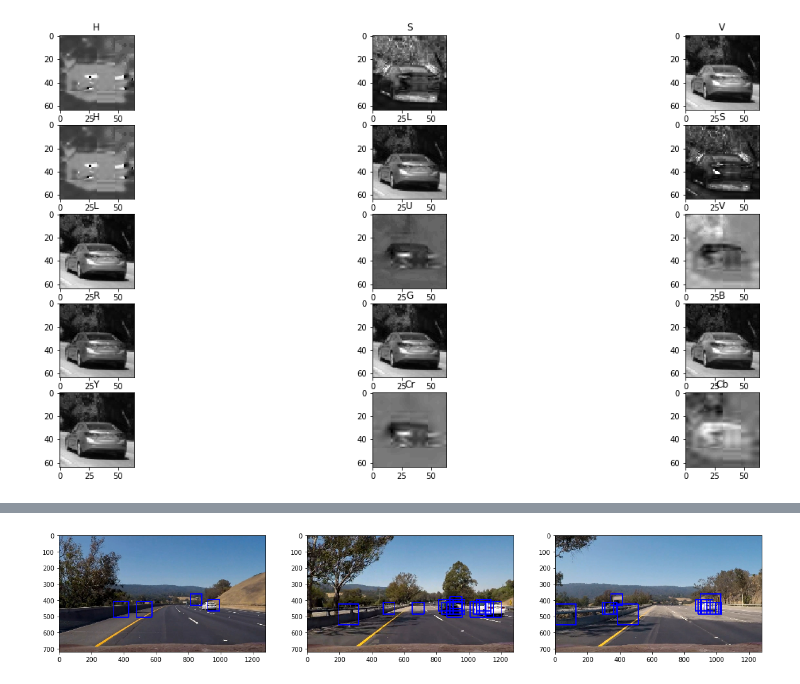
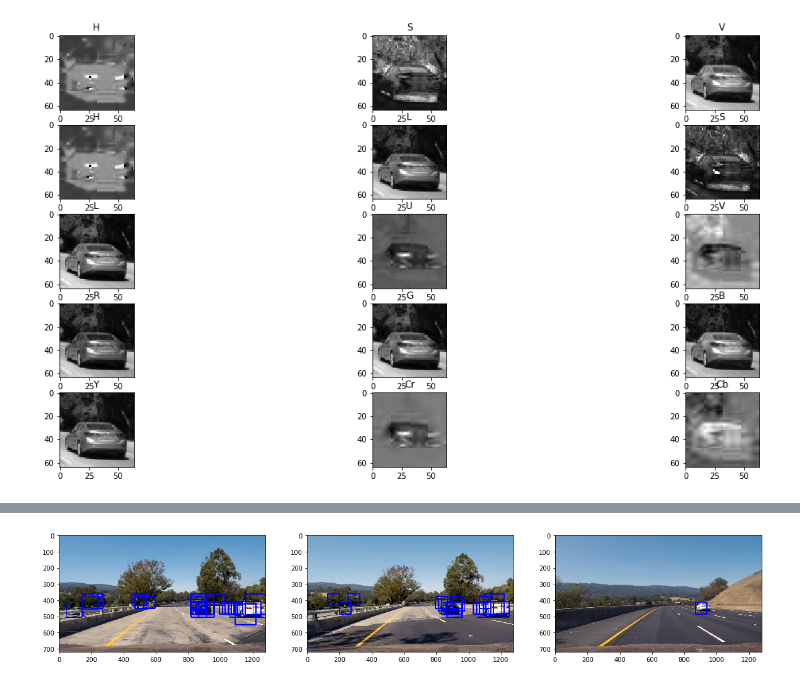
Before and after one commit to ryanchyshyn/vehicle_detection, a Jupyter notebook: pipeline.ipynb, the cells around one changed output, grey strips where cells are left out. Saved outputs shown, nothing was run; the diff lists cells and outputs as text; code cells hidden in the pictures.

```diff
--- a/pipeline.ipynb
+++ b/pipeline.ipynb
@@ -457,21 +612,18 @@ plt.show()
 # %%
+img = cv2.cvtColor(cv2.imread("test_images/yes1.jpg"), cv2.COLOR_BGR2RGB)
+
+hsv = cv2.cvtColor(img, cv2.COLOR_RGB2HSV)
 in_img = hsv[:,:,2]
 
-orient = 5
-pix_per_cell = 4
-cell_per_block = 2
 # Call our function with vis=True to see an image output
 features, hog_image = get_hog_features(in_img, orient, pix_per_cell, cell_per_block, vis=True, feature_vec=False)
 
+f, ((ax1, ax2)) = plt.subplots(1, 2, figsize=(20,10))
+ax1.imshow(in_img, cmap='gray')
+ax1.set_title('Input')
 
-# Plot the examples
-fig = plt.figure()
-plt.subplot(121)
-plt.imshow(in_img, cmap='gray')
-plt.title('Input')
-plt.subplot(122)
-plt.imshow(hog_image, cmap='gray')
-plt.title('HOG Visualization')
+ax2.imshow(hog_image, cmap='gray')
+ax2.set_title('HOG Visualization')
 
 plt.show()
 # %% [output]
@@ -503,7 +681,7 @@ plt.show()
 # %%
-image = cv2.cvtColor(cv2.imread("data/example5.jpg"), cv2.COLOR_BGR2RGB)
+image = cv2.cvtColor(cv2.imread("test_images/test5.jpg"), cv2.COLOR_BGR2RGB)
 
-windows = slide_window(image, x_start_stop=[0, 1], y_start_stop=[0.50, 0.75], xy_window=(96, 96), xy_overlap=(0.66, 0.66))
+windows = slide_window(image, x_start_stop=[0.1, 0.9], y_start_stop=[0.50, 0.70], xy_window=(72, 72), xy_overlap=(0.66, 0.66))
 
 image = draw_boxes(image, windows, color=(0, 0, 255), thick=6)
 image = draw_boxes(image, [windows[0]], color=(255, 255, 255), thick=6)
@@ -514,9 +691,0 @@ plt.show()
-# %%
-image = cv2.cvtColor(cv2.imread("data/example7.jpg"), cv2.COLOR_BGR2RGB)
-
-windows = slide_window(image, x_start_stop=[0.1, 0.9], y_start_stop=[0.50, 0.70], xy_window=(72, 72), xy_overlap=(0.66, 0.66))
-
-image = draw_boxes(image, windows, color=(0, 0, 255), thick=6)
-image = draw_boxes(image, [windows[0]], color=(255, 255, 255), thick=6)
-plt.imshow(image)
-plt.show()
@@ -552,34 +719,34 @@ def detect_vehicles(image):
                             cell_per_block=cell_per_block,
                             hog_channel=hog_channel, spatial_feat=spatial_feat,
                             hist_feat=hist_feat, hog_feat=hog_feat)
     all_hot_windows.extend (hot_windows)
 
     hot_windows = search_windows(image, windows4, svc, X_scaler, color_space=color_space,
                             spatial_size=spatial_size, hist_bins=hist_bins,
                             orient=orient, pix_per_cell=pix_per_cell,
                             cell_per_block=cell_per_block,
                             hog_channel=hog_channel, spatial_feat=spatial_feat,
                             hist_feat=hist_feat, hog_feat=hog_feat)
     all_hot_windows.extend (hot_windows)
 
     return all_hot_windows
 
 
 %matplotlib inline
 
 f, ((ax1, ax2, ax3)) = plt.subplots(1, 3, figsize=(20,10))
-image = cv2.cvtColor(cv2.imread("data/example7.jpg"), cv2.COLOR_BGR2RGB)
+image = cv2.cvtColor(cv2.imread("test_images/test1.jpg"), cv2.COLOR_BGR2RGB)
 boxes = detect_vehicles(image)
 ax1.imshow(draw_boxes(image, boxes, color=(0, 0, 255), thick=6))
 
-image = cv2.cvtColor(cv2.imread("data/example6.jpg"), cv2.COLOR_BGR2RGB)
+image = cv2.cvtColor(cv2.imread("test_images/test4.jpg"), cv2.COLOR_BGR2RGB)
 boxes = detect_vehicles(image)
 ax2.imshow(draw_boxes(image, boxes, color=(0, 0, 255), thick=6))
 
-image = cv2.cvtColor(cv2.imread("data/example2.jpg"), cv2.COLOR_BGR2RGB)
+image = cv2.cvtColor(cv2.imread("test_images/test3.jpg"), cv2.COLOR_BGR2RGB)
 boxes = detect_vehicles(image)
 ax3.imshow(draw_boxes(image, boxes, color=(0, 0, 255), thick=6))
 
 plt.show()
 # %% [output]
-[figure, old version]
+[figure, new version]
```
Also changed, not shown: parts of 17 cells of this notebook, 6 other files.
